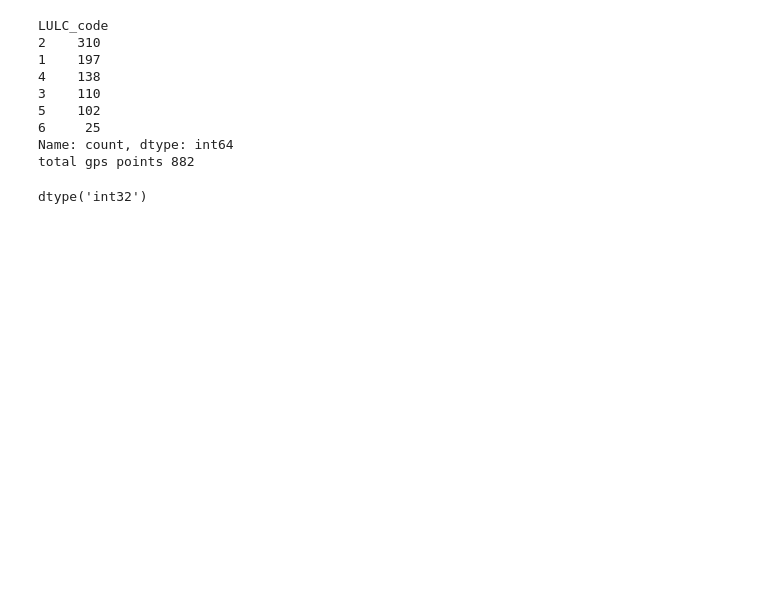
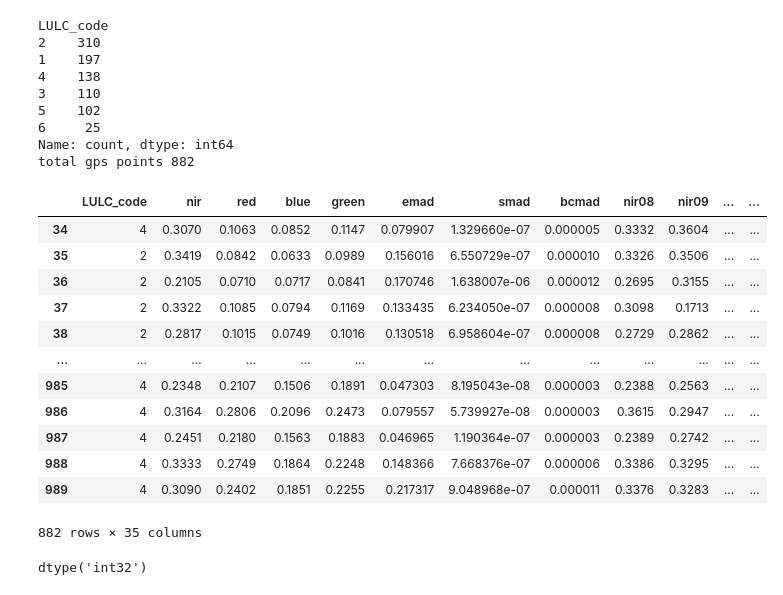
Before and after one commit to nicholasmetherall/digitalearthpacific-tonga-lulc, a Jupyter notebook: 1-generate-postcard-csv.ipynb, the cells around one changed output. Drawn from its saved outputs; the diff is of its cells as text; code cells hidden in the pictures; blank space fills up the shorter version.

```diff
--- a/1-generate-postcard-csv.ipynb
+++ b/1-generate-postcard-csv.ipynb
@@ -375,7 +232,7 @@ training_da = training_reprojected.assign(
 
 # Extract training values from the masked dataset
 training_values = (
-    data.sel(training_da[["x", "y"]], method="nearest")
+    scaled.sel(training_da[["x", "y"]], method="nearest")
     .squeeze()
     .compute()
     .to_pandas()
@@ -457,5 +306,21 @@ total gps points 882
 # %%
 training_array=training_array.drop(columns=["spatial_ref", "time"])
+# %%
+training_array
+# %% [output]
+|  | LULC_code | nir | red | blue | green | emad | smad | bcmad | nir08 | nir09 | ... | ... |
+| 34 | 4 | 0.3070 | 0.1063 | 0.0852 | 0.1147 | 0.079907 | 1.329660e-07 | 0.000005 | 0.3332 | 0.3604 | ... | ... |
+| 35 | 2 | 0.3419 | 0.0842 | 0.0633 | 0.0989 | 0.156016 | 6.550729e-07 | 0.000010 | 0.3326 | 0.3506 | ... | ... |
+| 36 | 2 | 0.2105 | 0.0710 | 0.0717 | 0.0841 | 0.170746 | 1.638007e-06 | 0.000012 | 0.2695 | 0.3155 | ... | ... |
+| 37 | 2 | 0.3322 | 0.1085 | 0.0794 | 0.1169 | 0.133435 | 6.234050e-07 | 0.000008 | 0.3098 | 0.1713 | ... | ... |
+| 38 | 2 | 0.2817 | 0.1015 | 0.0749 | 0.1016 | 0.130518 | 6.958604e-07 | 0.000008 | 0.2729 | 0.2862 | ... | ... |
+| ... | ... | ... | ... | ... | ... | ... | ... | ... | ... | ... | ... | ... |
+| 985 | 4 | 0.2348 | 0.2107 | 0.1506 | 0.1891 | 0.047303 | 8.195043e-08 | 0.000003 | 0.2388 | 0.2563 | ... | ... |
+| 986 | 4 | 0.3164 | 0.2806 | 0.2096 | 0.2473 | 0.079557 | 5.739927e-08 | 0.000003 | 0.3615 | 0.2947 | ... | ... |
+| 987 | 4 | 0.2451 | 0.2180 | 0.1563 | 0.1883 | 0.046965 | 1.190364e-07 | 0.000003 | 0.2389 | 0.2742 | ... | ... |
+| 988 | 4 | 0.3333 | 0.2749 | 0.1864 | 0.2248 | 0.148366 | 7.668376e-07 | 0.000006 | 0.3386 | 0.3295 | ... | ... |
+| 989 | 4 | 0.3090 | 0.2402 | 0.1851 | 0.2255 | 0.217317 | 9.048968e-07 | 0.000011 | 0.3376 | 0.3283 | ... | ... |
+882 rows × 35 columns
 # %%
 # Write the training data to a CSV file
 training_array.to_csv(f"training-data/{version}-training.csv", index=False)
```
Also changed, not shown: parts of 15 cells of this notebook, 5 other files.
